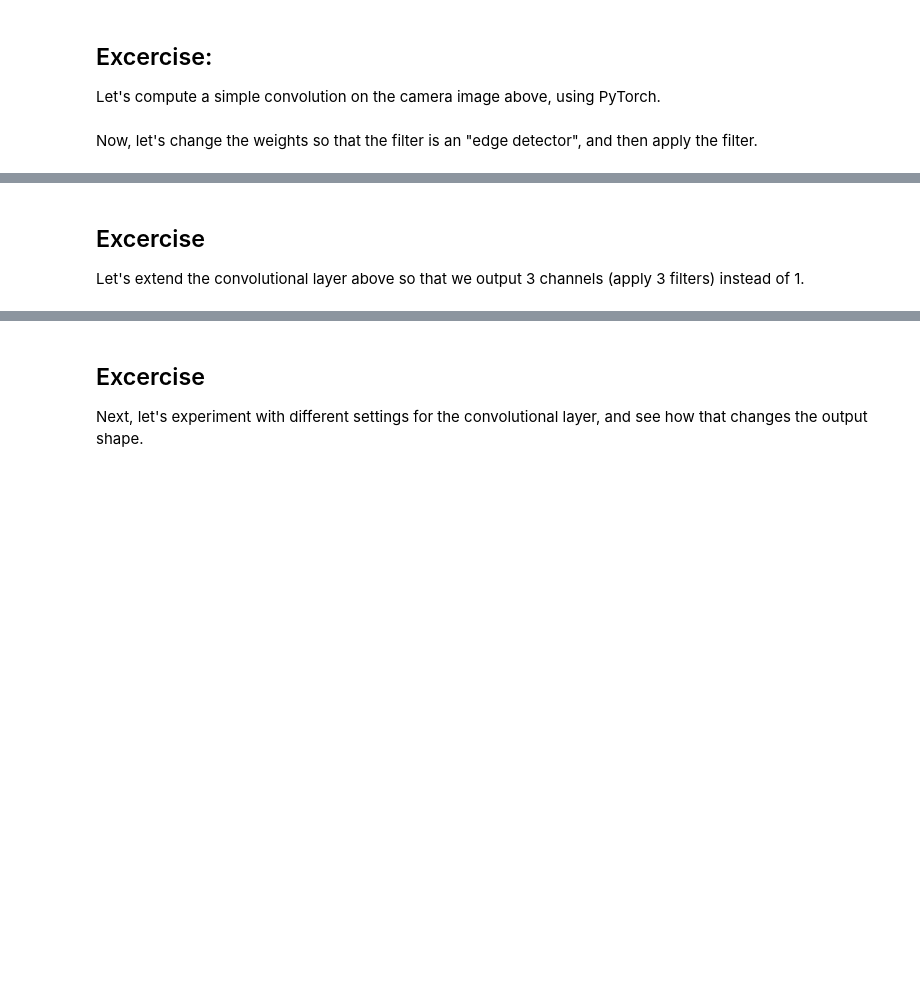
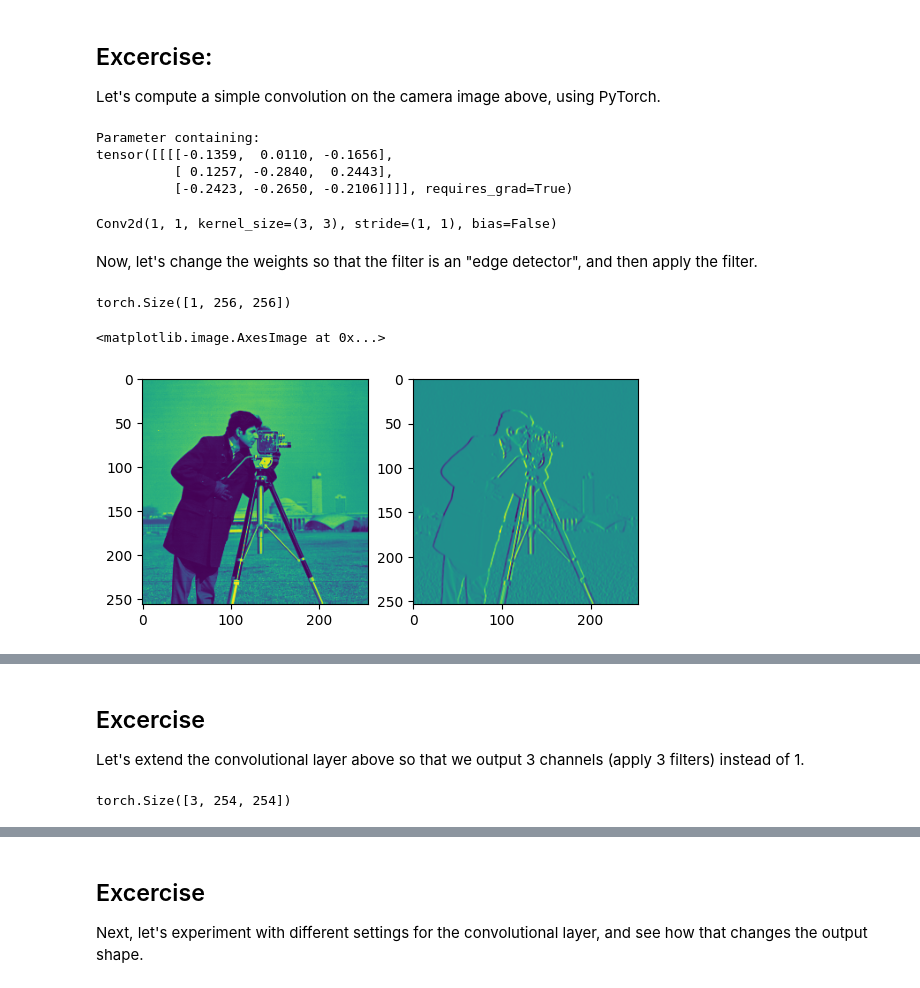
Before and after one commit to ada-jt1725/deep-learning, a Jupyter notebook: Day04-CNNs(1)/Day04-CNNs(1)_morning_codealong.ipynb, the cells around one changed output, grey strips where cells are left out. Drawn from its saved outputs; the diff is of its cells as text; code cells hidden in the pictures; blank space fills up the shorter version.

```diff
--- a/Day04-CNNs(1)/Day04-CNNs(1)_morning_codealong.ipynb
+++ b/Day04-CNNs(1)/Day04-CNNs(1)_morning_codealong.ipynb
@@ -69,10 +77,40 @@ x = torch.tensor(np.array(Image.open(BytesIO(response.content))), dtype=torch.fl
 Let's compute a simple convolution on the camera image above, using PyTorch.
 # %%
 # TODO: define a convolutional layer with kernel size = 3, no bias, and show the filter weights
+conv = torch.nn.Conv2d(in_channels=1, out_channels=1, kernel_size=3, bias=False)
+print(conv.weight) # requires_grad=True: keeps the history of computation for bp
+# %% [output]
+Parameter containing:
+tensor([[[[-0.1359,  0.0110, -0.1656],
+          [ 0.1257, -0.2840,  0.2443],
+          [-0.2423, -0.2650, -0.2106]]]], requires_grad=True)
+# %%
+print(conv)
+# %% [output]
+Conv2d(1, 1, kernel_size=(3, 3), stride=(1, 1), bias=False)
 # %% [markdown]
 Now, let's change the weights so that the filter is an "edge detector", and then apply the filter.
+# %%
+x.shape
+# %% [output]
+torch.Size([1, 256, 256])
 # %%
 # TODO: change the filter weights so that we detect horizontal edges in the image, and apply the filter to the image
+conv.weight.data = torch.tensor([[-1,0,1],
+                                [-2,0,2],
+                                [-1,0,1]], dtype=torch.float32).reshape(1,1,3,3)
+
+x = x.reshape(1,256,256)
+y = conv(x)
+
+plt.figure()
+plt.subplot(121)
+plt.imshow(x[0])
+plt.subplot(122)
+plt.imshow(y[0].detach())
+# %% [output]
+<matplotlib.image.AxesImage at 0x...>
+[figure, added]
 # %% [markdown]
 <img src="https://benmoseley.blog/uploads/teaching/2024-ESE-DL/images/slides/Slide12.png" width="100%"/>
 # %% [markdown]
@@ -83,6 +121,13 @@ Now, let's change the weights so that the filter is an "edge detector", and then
 Let's extend the convolutional layer above so that we output 3 channels (apply 3 filters) instead of 1.
 # %%
 # TODO: change the layer above so that we output 3 channels, and print the shape of the input, filter, and output
+conv = torch.nn.Conv2d(in_channels=1, out_channels=3, kernel_size=3, bias=False)
+
+x = x.reshape(1,256,256)
+y = conv(x)
+y.shape
+# %% [output]
+torch.Size([3, 254, 254])
 # %% [markdown]
 # Convolutions - extensions
 <table>
```
Also changed, not shown: parts of 5 cells of this notebook.
